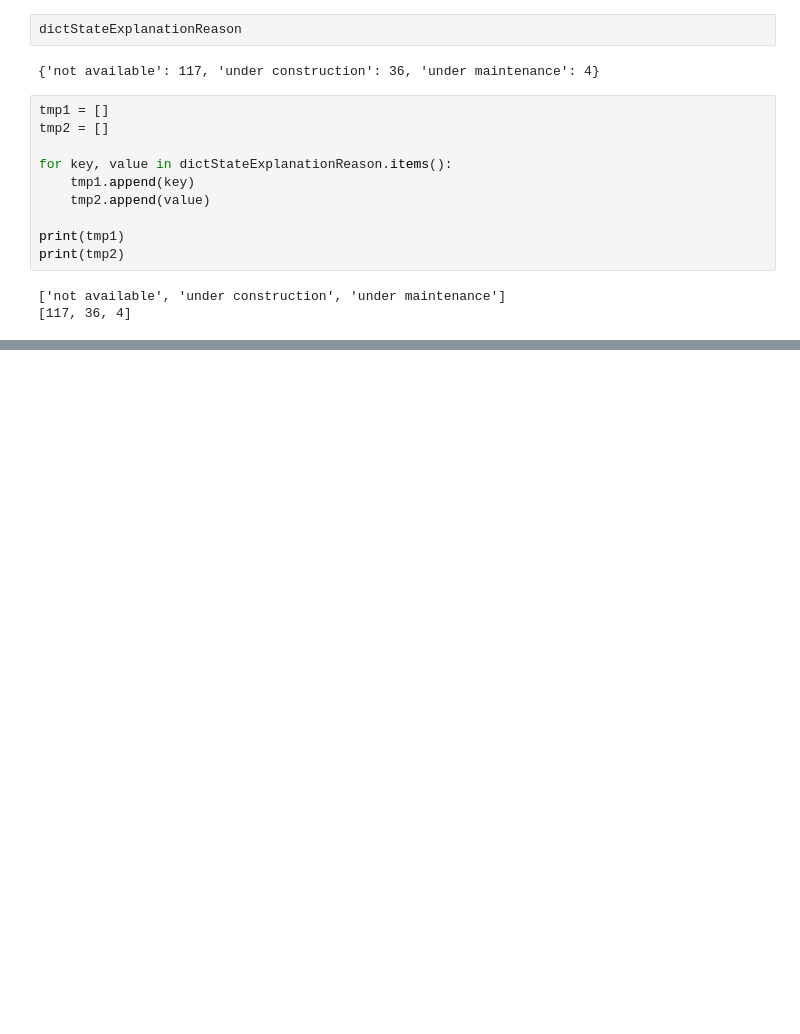
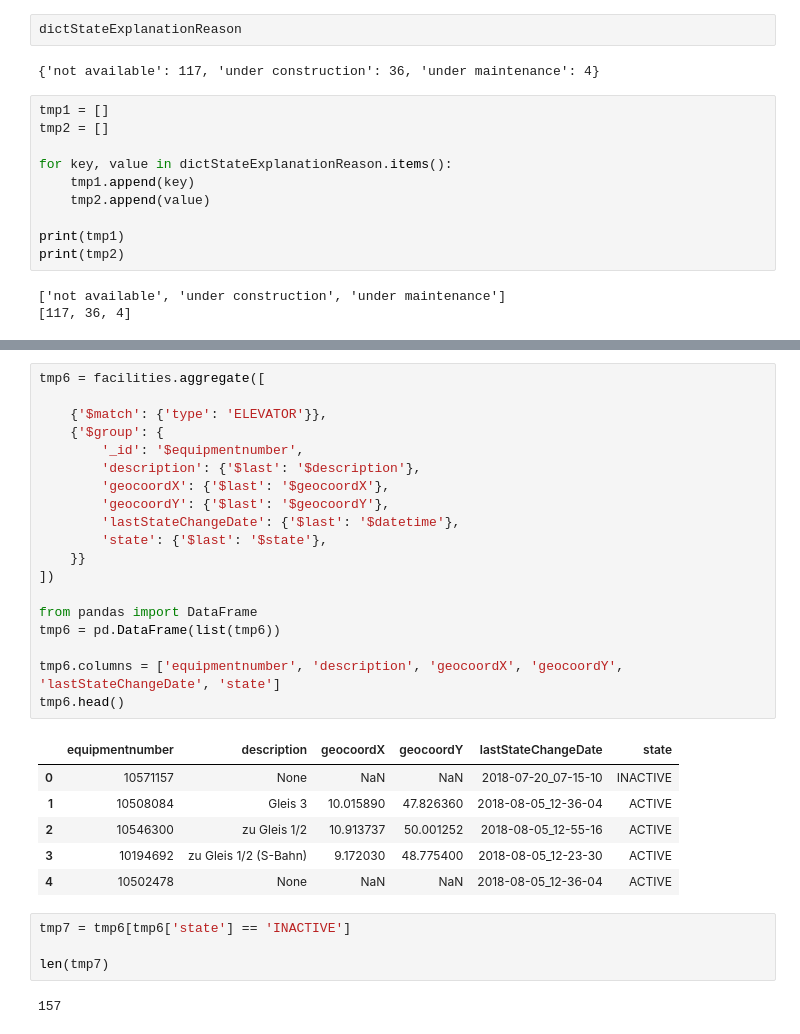
Before and after one commit to JoshPrim/EVA-Projekt, a Jupyter notebook: Testberechnungen.ipynb, the cells around one changed output, grey strips where cells are left out. Saved outputs shown, nothing was run; the diff lists cells and outputs as text; blank space fills up the shorter version.

```diff
--- a/Testberechnungen.ipynb
+++ b/Testberechnungen.ipynb
@@ -457,0 +462,32 @@ print(tmp2)
+# %%
+tmp6 = facilities.aggregate([
+
+    {'$match': {'type': 'ELEVATOR'}},
+    {'$group': {
+        '_id': '$equipmentnumber',
+        'description': {'$last': '$description'},
+        'geocoordX': {'$last': '$geocoordX'},
+        'geocoordY': {'$last': '$geocoordY'},
+        'lastStateChangeDate': {'$last': '$datetime'},
+        'state': {'$last': '$state'},
+    }}
+])
+
+from pandas import DataFrame
+tmp6 = pd.DataFrame(list(tmp6))
+
+tmp6.columns = ['equipmentnumber', 'description', 'geocoordX', 'geocoordY', 'lastStateChangeDate', 'state']
+tmp6.head()
+# %% [output]
+|  | equipmentnumber | description | geocoordX | geocoordY | lastStateChangeDate | state |
+| 0 | 10571157 | None | NaN | NaN | 2018-07-20_07-15-10 | INACTIVE |
+| 1 | 10508084 | Gleis 3 | 10.015890 | 47.826360 | 2018-08-05_12-36-04 | ACTIVE |
+| 2 | 10546300 | zu Gleis 1/2 | 10.913737 | 50.001252 | 2018-08-05_12-55-16 | ACTIVE |
+| 3 | 10194692 | zu Gleis 1/2 (S-Bahn) | 9.172030 | 48.775400 | 2018-08-05_12-23-30 | ACTIVE |
+| 4 | 10502478 | None | NaN | NaN | 2018-08-05_12-36-04 | ACTIVE |
+# %%
+tmp7 = tmp6[tmp6['state'] == 'INACTIVE']
+
+len(tmp7)
+# %% [output]
+157
```
Also changed, not shown: parts of 15 cells of this notebook, 12 other files.
